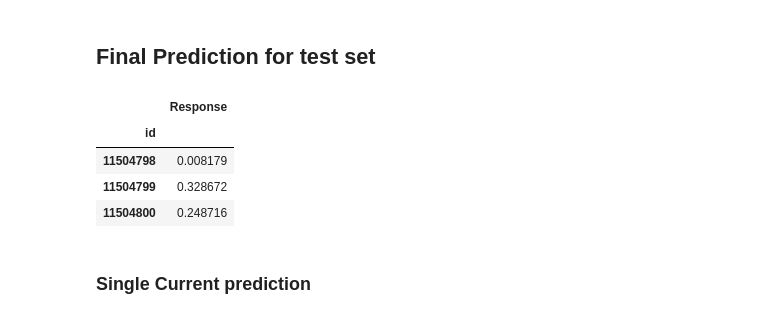
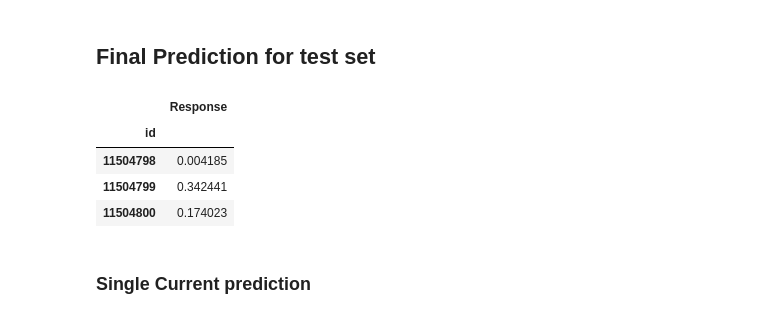
Before and after one commit to incardo/kaggle-playground, a Jupyter notebook: PS4_7_Binary_Classification_Insurance_Cross_Selling/insurance_cross_selling_eda.ipynb, the cells around one changed output. Cells and saved outputs as stored; diff of their text form; code cells hidden in the pictures.

```diff
--- a/PS4_7_Binary_Classification_Insurance_Cross_Selling/insurance_cross_selling_eda.ipynb
+++ b/PS4_7_Binary_Classification_Insurance_Cross_Selling/insurance_cross_selling_eda.ipynb
@@ -343,7 +350,8 @@ def edit_X_features(df):
 
     # ## Create new features
     df["below_30"] = df['Age']<30
-
+    df["Vehicle_Age_Damage"] = df['Vehicle_Age_Encoded'].astype(str) + '_' + df['Vehicle_Damage_Yes'].astype(str)
+    df["Prev_insured_vehicle_damage"] = df['Vehicle_Age_Encoded'].astype(str) + '_' + df['Vehicle_Damage_Yes'].astype(str)
 
     ## Trasform original variables
     # df = np.sqrt(df)
@@ -367,7 +375,9 @@ FEATURES = list(set(FEATURES)-set(VARIABLES_TO_REMOVE))
 # %%
 ### Select only 1% of the train data to speed up training
 
-source_train_data =  train_data #train_data or sampled_data
+source_train_data =  sampled_data #train_data or sampled_data
+
+print("Using training data of length ", len(source_train_data))
 
 y = source_train_data.copy()[TARGET].astype(int)
 X = source_train_data.copy()[FEATURES]
@@ -567,12 +583,12 @@ OPTUNA = False
 #     'use_label_encoder': False
 # }
 
-xgb_params = {'n_estimators'          : 2048,
+xgb_params = {'n_estimators'      : 2048, #2048, replaced
           'max_depth'             : 9,
-          'learning_rate'         : 0.05,
+          'learning_rate'         : 0.05, #0.05,
           'booster'               : 'gbtree',
           'subsample'             : 0.75,
-          'colsample_bytree'      : 0.30,
+          'colsample_bytree'      : 0.516652313273348, #0.30, replaced
           'reg_lambda'            : 1.00,
           'reg_alpha'             : 1.00,
           'gamma'                 : 1.00,
@@ -582,7 +598,22 @@ xgb_params = {'n_estimators'          : 2048,
           'device'                :  'cuda',
           'eval_metric'           : 'auc',
           'n_jobs'                : -1,
+          'enable_categorical'    : True, #added
+        #   'min_child_weight'      : 0.8567068904025429, #added
+        #   "max_bin"               : 262143 #added
+
          }
+
+## Taken from Kaggle
+# {
+#     "colsample_bytree": 0.516652313273348,
+#     "enable_categorical": True,
+#     "learning_rate": 0.015,
+#     "max_depth": 9,
+#     "min_child_weight": 0.8567068904025429,
+#     "max_bin": 262143,
+#     "n_estimators": 150000,
+# }
 
 def XGBoost_predictions(train_X, train_y, val_X, val_y, xgb_params, optuna):
     reg = xgb.XGBClassifier(**xgb_params)
@@ -1165,7 +1216,7 @@ val_predictions_roc
 ### Optimize weights for the ensamble with Optuna (on initial validation set)
 # %%
 # ensamble_weights = [0.25, 0.25, 0.00, 0.25, 0.25, 0.00, 0.00, 0.00] # manual version
-ensamble_weights = [0.40, 0.20, 0.20, 0.20] # manual version
+ensamble_weights = [0.50, 0.30, 0.20] # manual version
 
 '''
 model_predictions_val = [xgb_predictions_val, catbost_classifier_predictions_val, nystroem_logistic_predictions_val,
@@ -1177,7 +1228,7 @@ model_predictions_val = [xgboost_classifier_predictions_val,
                          catboost_classifier_predictions_val,
                          hgbc_classifier_predictions_val,
                          #random_forest_predictions_val,
-                         extratree_classifier_predictions_val
+                         #extratree_classifier_predictions_val
                             ]
 
 ensamble_predictions_val = np.average(model_predictions_val, weights=ensamble_weights, axis=0)
@@ -1303,44 +1354,46 @@ if False:
 # %%
 xgb_predictions = xgboost_model.predict_proba(X_test)[:,1]
 # random_forest_predictions = rf_model.predict_proba(X_test)[:,1]
-extratree_classifier_predictions = extratree_model.predict_proba(X_test)[:,1]
+#extratree_classifier_predictions = extratree_model.predict_proba(X_test)[:,1]
 
 # scaler = StandardScaler()
 # X_train_scaled = scaler.fit_transform(pd.concat([train_X, val_X]).copy())
 # X_test_scaled = scaler.transform(X_test.copy())
 # n_components = nystroem_params["n_components"]
 # nystroem = Nystroem(kernel='rbf', n_components=n_components, random_state=42)
 # X_train_nystroem = nystroem.fit_transform(X_train_scaled)
 # X_test_nystroem = nystroem.transform(X_test_scaled)
 # nystroem_logistic_predictions = nystroem_logistic_model.predict_proba(X_test_nystroem)[:,1]
 
 catbost_classifier_predictions = catboost_model.predict_proba(X_test)[:,1]
 # lgbm_classifier_predictions = lgbm_model.predict_proba(X_test)[:,1]
 hgbc_classifier_predictions = hgbc_model.predict_proba(X_test)[:,1]
 # nn_classifier_predictions = nn_model.predict_proba(X_test)[:,1]
 
 
 # model_predictions_test = [xgb_predictions, catbost_classifier_predictions, nystroem_logistic_predictions,
 #                           hgbc_classifier_predictions, lgbm_classifier_predictions, random_forest_predictions,
 #                           extratree_classifier_predictions, nn_classifier_predictions]
 
-model_predictions_test = [xgb_predictions, catbost_classifier_predictions,
-                          hgbc_classifier_predictions, extratree_classifier_predictions,
+model_predictions_test = [xgb_predictions,
+                          catbost_classifier_predictions,
+                          hgbc_classifier_predictions,
+                          #extratree_classifier_predictions,
                             ]
 
 final_prediction = np.average(model_predictions_test, weights=list(ensamble_weights), axis=0)
 # final_prediction =  np.average([xgb_predictions, random_forest_predictions, extratree_classifier_predictions, catbost_classifier_predictions], axis=0)
 
 # Save predicted results to the competition submission format.
 submission = pd.DataFrame({'id':test_data.index, TARGET:final_prediction})
 submission = submission.set_index(keys="id")
 submission.head(3)
 # %% [output]
 |  | Response |
 | id |  |
-| 11504798 | 0.008179 |
-| 11504799 | 0.328672 |
-| 11504800 | 0.248716 |
+| 11504798 | 0.004185 |
+| 11504799 | 0.342441 |
+| 11504800 | 0.174023 |
 # %% [markdown]
 ### Single Current prediction
 # %%
```
Also changed, not shown: parts of 15 cells of this notebook.
